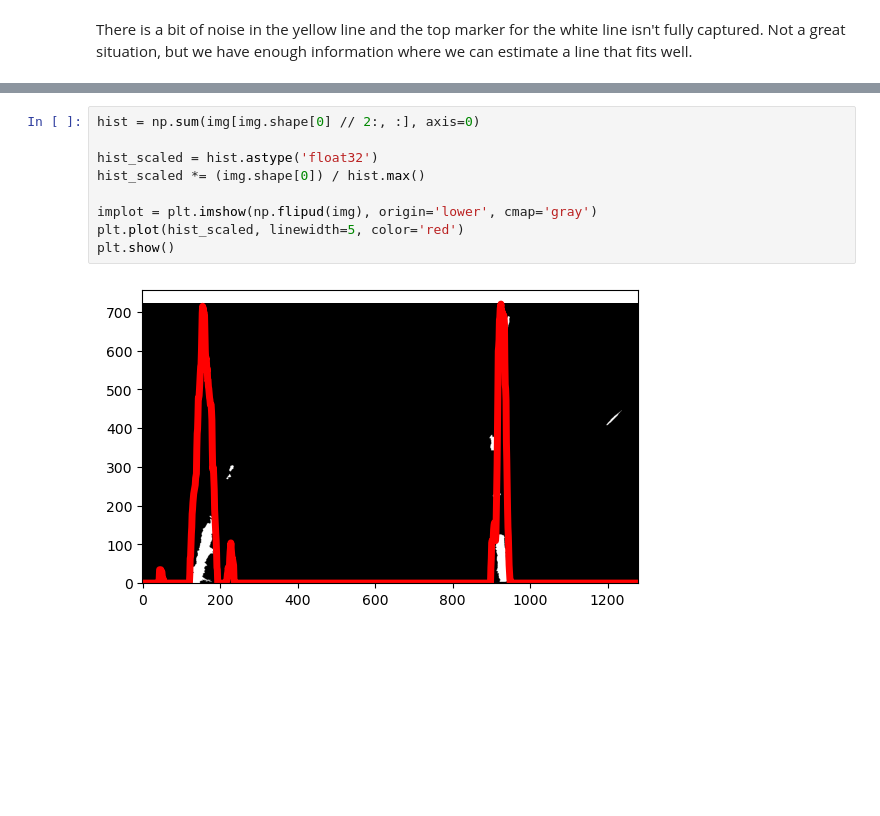
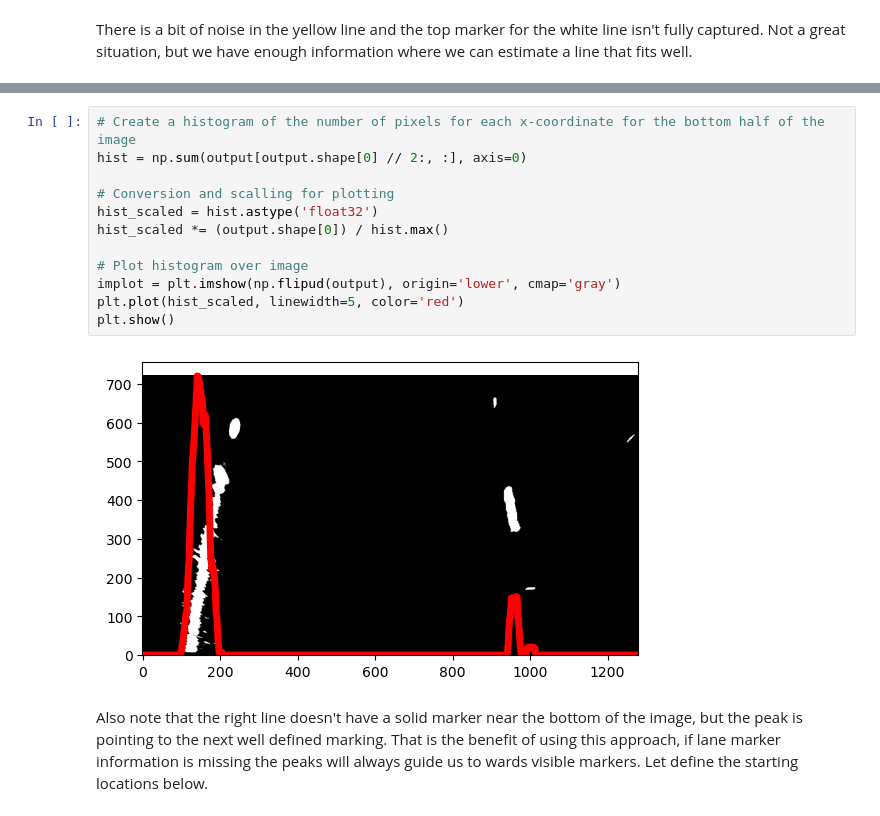
Before and after one commit to xFiveRivers/lane-detection-advanced, a Jupyter notebook: 4_line_fitting.ipynb, the cells around one changed output, grey strips where cells are left out. Saved outputs shown, nothing was run; the diff lists cells and outputs as text; blank space fills up the shorter version.

```diff
--- a/4_line_fitting.ipynb
+++ b/4_line_fitting.ipynb
@@ -86,11 +109,16 @@ plt.imshow(img, cmap='gray')
 # %%
-hist = np.sum(img[img.shape[0] // 2:, :], axis=0)
+# Create a histogram of the number of pixels for each x-coordinate for the bottom half of the image
+hist = np.sum(output[output.shape[0] // 2:, :], axis=0)
 
+# Conversion and scalling for plotting
 hist_scaled = hist.astype('float32')
-hist_scaled *= (img.shape[0]) / hist.max()
+hist_scaled *= (output.shape[0]) / hist.max()
 
-implot = plt.imshow(np.flipud(img), origin='lower', cmap='gray')
+# Plot histogram over image
+implot = plt.imshow(np.flipud(output), origin='lower', cmap='gray')
 plt.plot(hist_scaled, linewidth=5, color='red')
 plt.show()
 # %% [output]
-[figure, old version]
+[figure, new version]
+# %% [markdown]
+Also note that the right line doesn't have a solid marker near the bottom of the image, but the peak is pointing to the next well defined marking. That is the benefit of using this approach, if lane marker information is missing the peaks will always guide us to wards visible markers. Let define the starting locations below.
```
Also changed, not shown: parts of 37 cells of this notebook.
